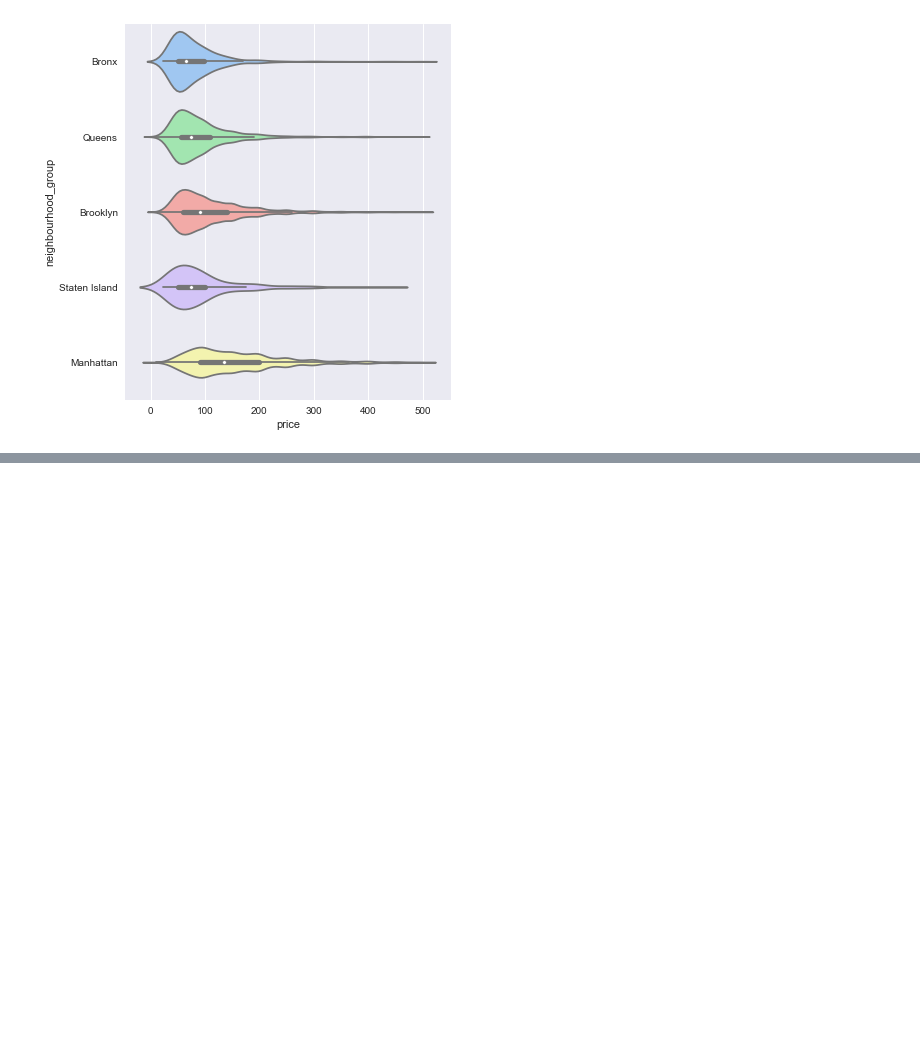
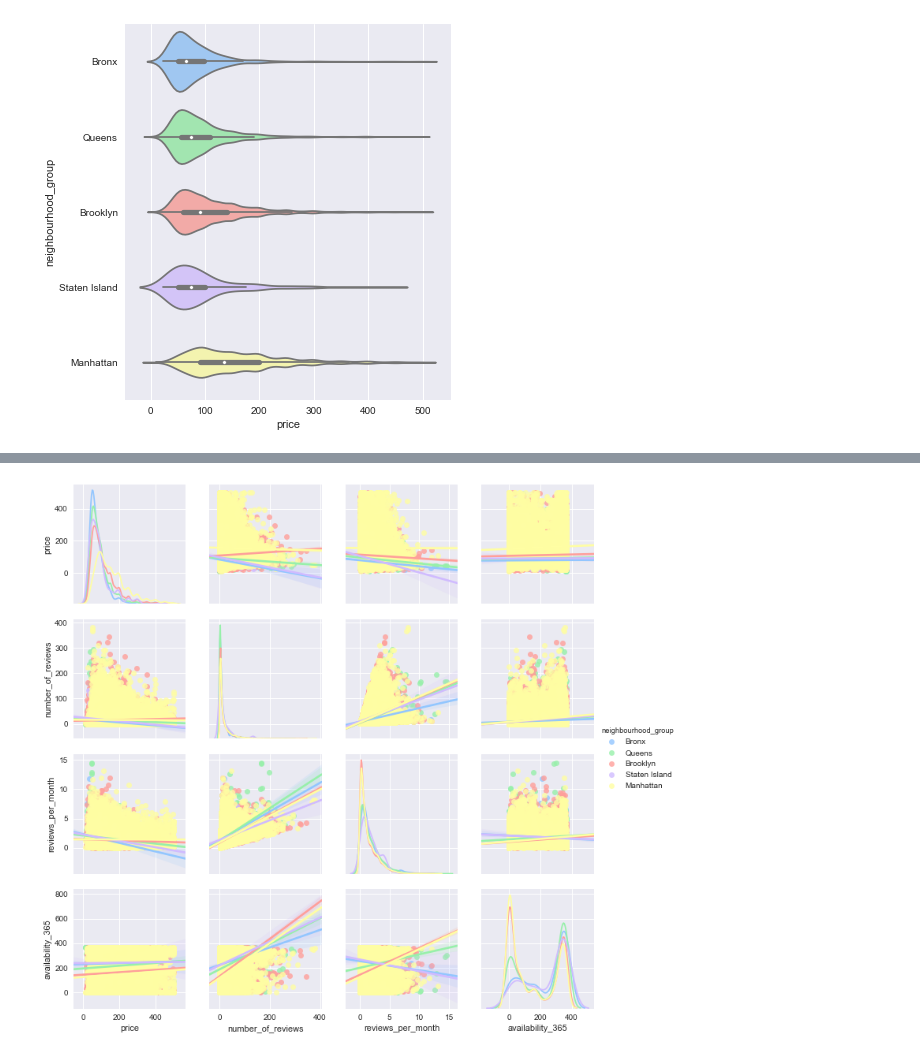
Before and after one commit to ryan-t-mitchell/thinkful_bootcamp, a Jupyter notebook: unit1/1.3.3+Seaborn+Intro+Plotting.ipynb, the cells around one changed output, grey strips where cells are left out. Cells and saved outputs as stored; diff of their text form; code cells hidden in the pictures; blank space fills up the shorter version.

```diff
--- a/unit1/1.3.3+Seaborn+Intro+Plotting.ipynb
+++ b/unit1/1.3.3+Seaborn+Intro+Plotting.ipynb
@@ -115,0 +126,6 @@ plt.show()
+# %%
+df2 = df.loc[lambda df: df['price'] < 500][['neighbourhood_group', 'price', 'number_of_reviews', 'reviews_per_month', 'availability_365']]
+# %%
+g = sns.pairplot(df2, hue = 'neighbourhood_group', diag_kind="kde", kind = 'reg', palette = 'pastel')
+# %% [output]
+[figure, added]
```
Also changed, not shown: parts of 1 cell of this notebook.
